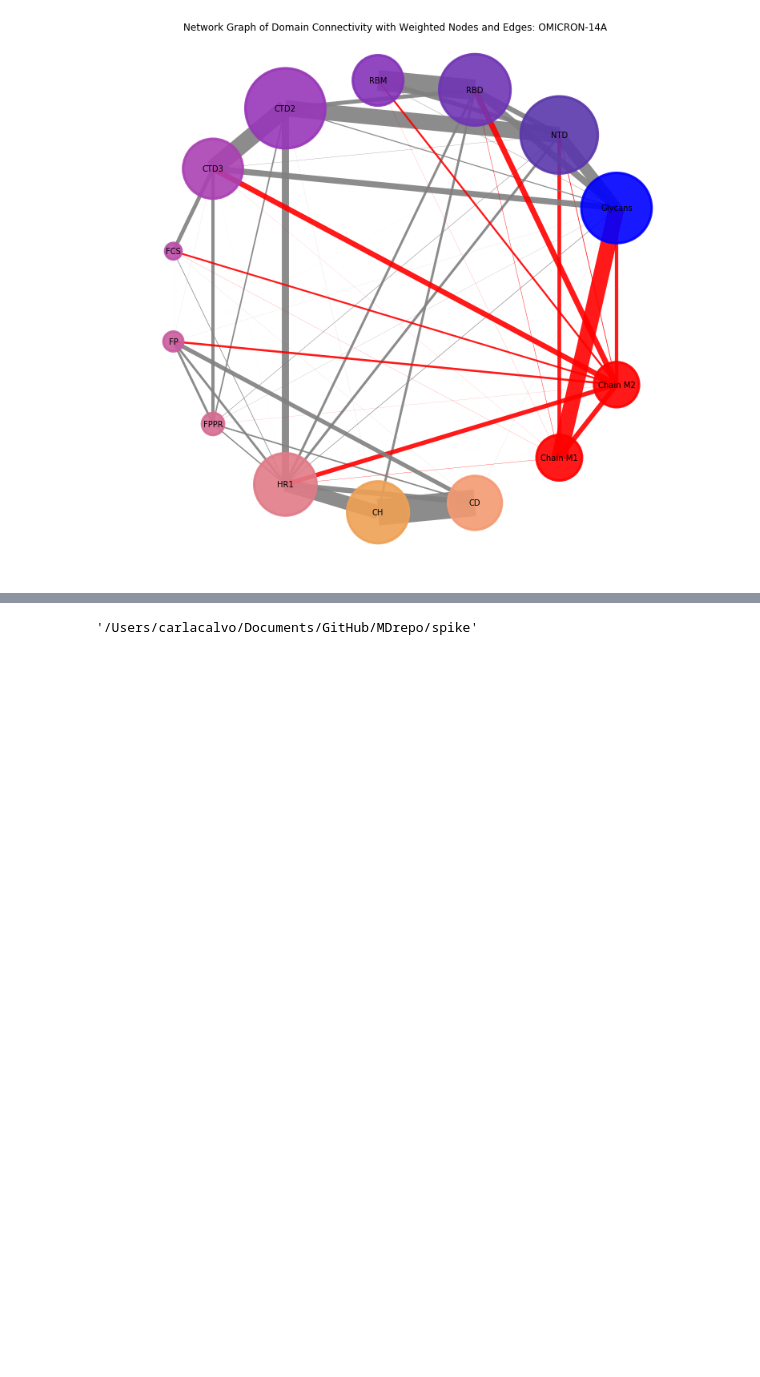
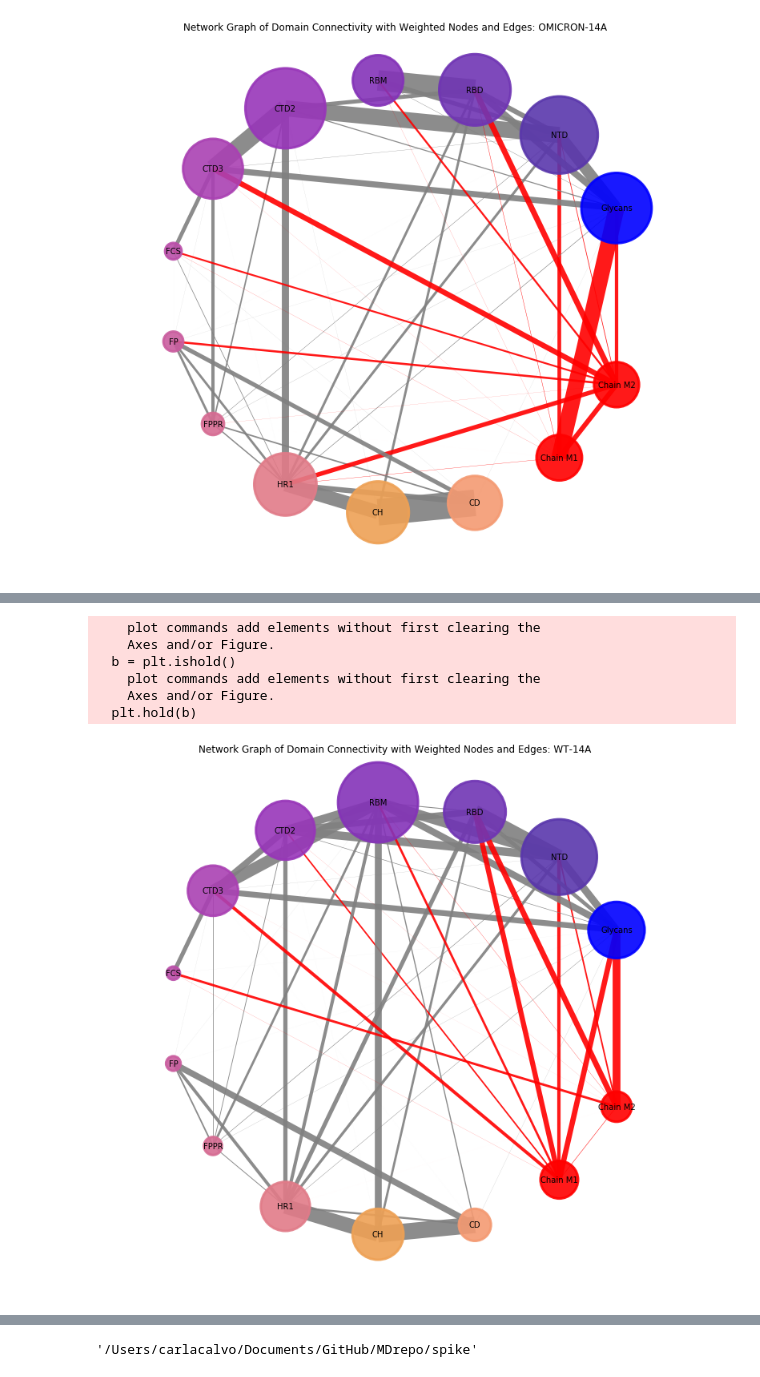
Before and after one commit to ccalvotusell/MDrepo, a Jupyter notebook: spike/scripts/all_mucins_plot.ipynb, the cells around one changed output, grey strips where cells are left out. Drawn from its saved outputs; the diff is of its cells as text; code cells hidden in the pictures; blank space fills up the shorter version.

```diff
--- a/spike/scripts/all_mucins_plot.ipynb
+++ b/spike/scripts/all_mucins_plot.ipynb
@@ -176,5 +349,6 @@ plot_connectivity_network(domain_connections, total_weights, node_border_width=3
 # %%
-#### DELTA
+###WT
+
 import networkx as nx
 import matplotlib.pyplot as plt
 from collections import defaultdict
@@ -210,7 +384,7 @@ def read_pdb(file_path):
                 pdb_data[residue_number] = (residue_type, chain)
     return pdb_data
 
-# Function to determine domain of a residue for DELTA
+# Function to determine domain of a residue for WT
 def get_domain(residue):
     domain_ranges = {
         'NTD': set(range(0, 278)).union(range(1128, 1406)).union(range(2256, 2535)),
@@ -225,6 +399,13 @@ def get_domain(residue):
         'CH': set(range(972, 1021)).union(range(2100, 2149)).union(range(3228, 3277)),
         'CD': set(range(1022, 1055)).union(range(2150, 2183)).union(range(3278, 3311)),
         'Glycans': range(3384, 3878),
+       # 'Chain M MM1': range(3879, 3998),
+       # 'Chain N MM1': range(4418, 4536),
+       # 'Chain O MM1': range(4537, 4655),
+       # 'Chain P MM2': range(3998, 4137),
+       # 'Chain Q MM2': range(4278, 4417),
+       # 'Chain R MM2': range(4138, 4277)
+        #'Mucins': range(3379, 4657)
         'Chain M1': set(range(3879, 3998)).union(range(4418, 4536)).union(range(4537, 4655)),
         'Chain M2': set(range(3998, 4137)).union(range(4278, 4417)).union(range(4138, 4277))
     }
@@ -232,6 +413,7 @@ def get_domain(residue):
         if residue in residues:
             return domain
     return None
+
 
 # Function to calculate domain connectivity with uniform weights
 def calculate_domain_connectivity(edges, pdb_data):
@@ -308,33 +490,41 @@ def plot_connectivity_network(domain_connections, total_weights, node_border_wid
         'FP': '#CA5D9F',
         'FPPR': '#D66C93',
         'HR1': '#E17B88',
         'CH': '#EEA155',
         'CD': '#F49A72',
         'Glycans': 'blue',
         'Chain M1': 'red',
         'Chain M2': 'red',
         'Mucins': 'red'
     }
 
     node_colors = [domain_colors.get(domain, 'black') for domain in G.nodes()]
 
     # Set edge colors: red if 'Chain M2' is in the edge, otherwise gray
     #edge_colors = ['red' if 'Chain M2' in (u, v) else 'gray' for u, v in G.edges()]
     # Set edge colors: red if 'Chain M1' or 'Chain M2' is in the edge, otherwise gray
     edge_colors = ['red' if 'Chain M1' in (u, v) or 'Chain M2' in (u, v) else 'gray' for u, v in G.edges()]
 
 
     plt.figure(figsize=(12, 12))
     plt.gca().set_facecolor('none')  # Remove the white background
     nx.draw(G, pos, with_labels=True, node_size=node_sizes, node_color=node_colors, font_size=10,
             edge_color=edge_colors, width=edge_widths, alpha=0.9, edgecolors='black', linewidths=node_border_width)  # Add transparency and solid line around nodes with controlled width
 
-    plt.title('Network Graph of Domain Connectivity with Weighted Nodes and Edges: DELTA-14A')
+    plt.title('Network Graph of Domain Connectivity with Weighted Nodes and Edges: WT-14A')
     plt.show()
 
 
 # Example usage:
-edges = read_edge_usage("/Users/carlacalvo/Carla/wisp/wisp_spm/analysis_folder/mucins/nocal/wt/rep1/dist14/test_plot/edge_usage_all_delta.txt")  # Your edge data
-pdb_data = read_pdb("/Users/carlacalvo/Carla/wisp/wisp_spm/analysis_folder/mucins/nocal/wt/rep1/dist14/test_plot/combined_delta.pdb")  # Your PDB data
+edges = read_edge_usage("/Users/carlacalvo/Carla/wisp/wisp_spm/analysis_folder/mucins/nocal/wt/traj_all/plots_all/egde_usage_dist14_all.txt")  # Your edge data
+pdb_data = read_pdb("/Users/carlacalvo/Carla/wisp/wisp_spm/analysis_folder/mucins/nocal/wt/traj_all/plots_all/wt_rep1_leaprc.pdb")  # Your PDB data
 domain_connections, total_weights = calculate_domain_connectivity(edges, pdb_data)
 plot_connectivity_network(domain_connections, total_weights, node_border_width=3.0)  # Adjust the border width as needed
+# %% [output]
+    plot commands add elements without first clearing the
+    Axes and/or Figure.
+  b = plt.ishold()
+    plot commands add elements without first clearing the
+    Axes and/or Figure.
+  plt.hold(b)
+[figure, added]
```
Also changed, not shown: parts of 9 cells of this notebook.
